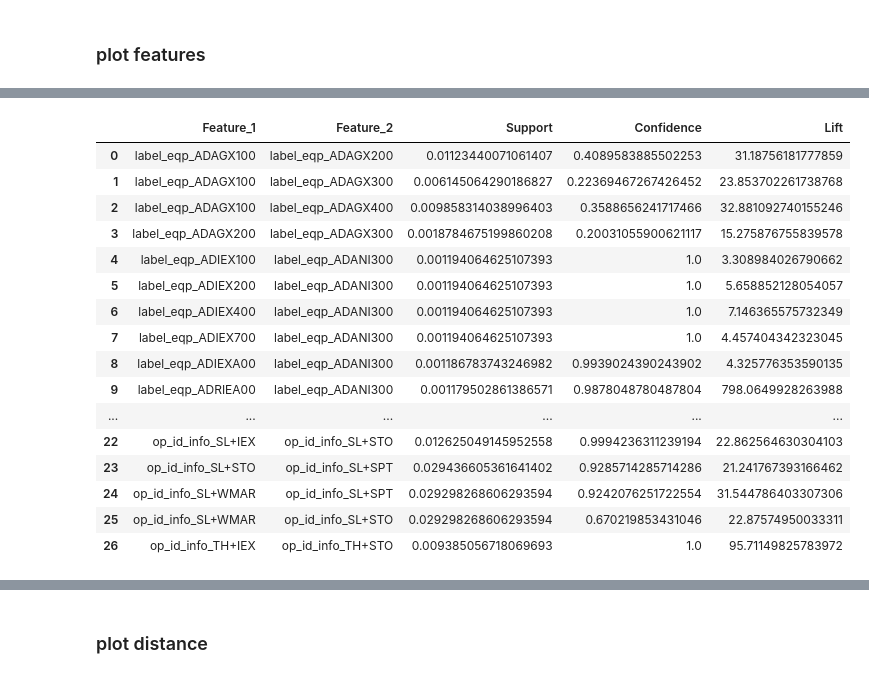
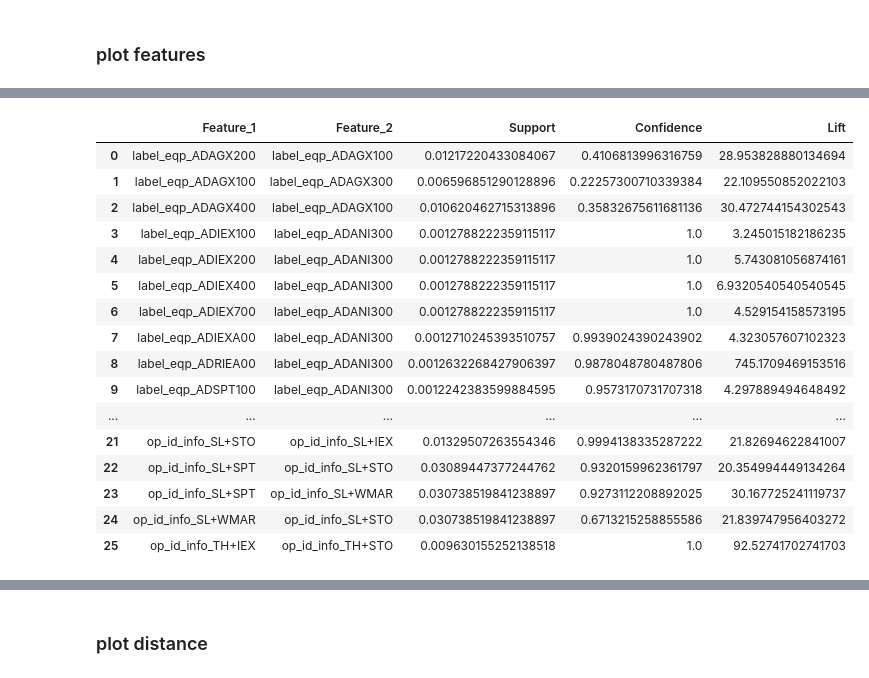
Before and after one commit to ruibone/AUO_aging_test, a Jupyter notebook: AUO aging test/AUO_aging/1_1_Dataset_Construction.ipynb, the cells around one changed output, grey strips where cells are left out. Cells and saved outputs as stored; diff of their text form; code cells hidden in the pictures.

```diff
--- a/AUO aging test/AUO_aging/1_1_Dataset_Construction.ipynb
+++ b/AUO aging test/AUO_aging/1_1_Dataset_Construction.ipynb
@@ -809,0 +800,6 @@ Dimension of unique id in runhist_array_test: (43243, 164)
+# %%
+##### only keep the equipment & operation id info exist in training data #####
+train_array = dataset_index(array_m8_m1, array_repair, cell_repair, cell_test, risk_db, module)
+test_array = feature_filter(array_m8_m1, new_dset)
+
+all_runhist = pd.concat([train_array, test_array], axis = 0).reset_index(drop = True)
@@ -842,6 +847,0 @@ test_m67_dset = dataset_index(array_m6_m7, array_repair_m67, cell_repair_m67, ce
-# %%
-##### only keep the equipment & operation id info exist in training data #####
-train_array = dataset_index(array_m8_m1, array_repair, cell_repair, cell_test, risk_db, module)
-test_array = feature_filter(array_m8_m1, hybrid_dset)
-
-all_runhist = pd.concat([train_array, test_array], axis = 0).reset_index(drop = True)
@@ -956,9 +944,11 @@ counts of rework: 19
 # %%
 ##### apriori between equipments & reworks #####
 # select features
-allcols = all_runhist.columns[1:-1]
+target_data = all_runhist
+
+allcols = target_data.columns[1:-1]
 eqp_list, op_list, rework_list = count_rework(allcols)
-apriori_data = all_runhist[eqp_list + rework_list]
+apriori_data = target_data[eqp_list + rework_list]
 
 # convert to boolean datatype
 data_dim = apriori_data.shape
@@ -975,43 +965,42 @@ counts of operation: 35
 counts of rework: 19
 # %%
 ##### apriori between equipments & reworks #####
-association_rules = apriori(te_data, min_support = 0.001, min_confidence = 0.2, min_lift = 3,
-                            max_length = 2)
+association_rules = apriori(te_data, min_support = 0.001, min_confidence = 0.2, min_lift = 3, max_length = 2)
 association_results = list(association_rules)
 
 asso_dict = {}
 asso_frame = pd.DataFrame()
 for item in association_results:
     pair = item[0]
     items = [x for x in pair]
     asso_dict['Feature_1'] = items[0]
     asso_dict['Feature_2'] = items[1]
 #     if len(items) > 2 :
 #         asso_dict['Feature_3'] = items[2]
     asso_dict['Support'] = str(item[1])
     asso_dict['Confidence'] = str(item[2][0][2])
     asso_dict['Lift'] = str(item[2][0][3])
     asso_series = pd.Series(asso_dict)
     asso_frame = pd.concat([asso_frame, asso_series], axis = 1)
 asso_frame = asso_frame.T.reset_index(drop = True)
 asso_frame
 # %% [output]
 |  | Feature_1 | Feature_2 | Support | Confidence | Lift |
-| 0 | label_eqp_ADAGX100 | label_eqp_ADAGX200 | 0.01123440071061407 | 0.4089583885502253 | 31.18756181777859 |
-| 1 | label_eqp_ADAGX100 | label_eqp_ADAGX300 | 0.006145064290186827 | 0.22369467267426452 | 23.853702261738768 |
-| 2 | label_eqp_ADAGX100 | label_eqp_ADAGX400 | 0.009858314038996403 | 0.3588656241717466 | 32.881092740155246 |
-| 3 | label_eqp_ADAGX200 | label_eqp_ADAGX300 | 0.0018784675199860208 | 0.20031055900621117 | 15.275876755839578 |
-| 4 | label_eqp_ADIEX100 | label_eqp_ADANI300 | 0.001194064625107393 | 1.0 | 3.308984026790662 |
-| 5 | label_eqp_ADIEX200 | label_eqp_ADANI300 | 0.001194064625107393 | 1.0 | 5.658852128054057 |
-| 6 | label_eqp_ADIEX400 | label_eqp_ADANI300 | 0.001194064625107393 | 1.0 | 7.146365575732349 |
-| 7 | label_eqp_ADIEX700 | label_eqp_ADANI300 | 0.001194064625107393 | 1.0 | 4.457404342323045 |
-| 8 | label_eqp_ADIEXA00 | label_eqp_ADANI300 | 0.001186783743246982 | 0.9939024390243902 | 4.325776353590135 |
-| 9 | label_eqp_ADRIEA00 | label_eqp_ADANI300 | 0.001179502861386571 | 0.9878048780487804 | 798.0649928263988 |
+| 0 | label_eqp_ADAGX200 | label_eqp_ADAGX100 | 0.01217220433084067 | 0.4106813996316759 | 28.953828880134694 |
+| 1 | label_eqp_ADAGX100 | label_eqp_ADAGX300 | 0.006596851290128896 | 0.22257300710339384 | 22.109550852022103 |
+| 2 | label_eqp_ADAGX400 | label_eqp_ADAGX100 | 0.010620462715313896 | 0.35832675611681136 | 30.472744154302543 |
+| 3 | label_eqp_ADIEX100 | label_eqp_ADANI300 | 0.0012788222359115117 | 1.0 | 3.245015182186235 |
+| 4 | label_eqp_ADIEX200 | label_eqp_ADANI300 | 0.0012788222359115117 | 1.0 | 5.743081056874161 |
+| 5 | label_eqp_ADIEX400 | label_eqp_ADANI300 | 0.0012788222359115117 | 1.0 | 6.9320540540540545 |
+| 6 | label_eqp_ADIEX700 | label_eqp_ADANI300 | 0.0012788222359115117 | 1.0 | 4.529154158573195 |
+| 7 | label_eqp_ADIEXA00 | label_eqp_ADANI300 | 0.0012710245393510757 | 0.9939024390243902 | 4.323057607102323 |
+| 8 | label_eqp_ADRIEA00 | label_eqp_ADANI300 | 0.0012632268427906397 | 0.9878048780487806 | 745.1709469153516 |
+| 9 | label_eqp_ADSPT100 | label_eqp_ADANI300 | 0.0012242383599884595 | 0.9573170731707318 | 4.297889494648492 |
 | ... | ... | ... | ... | ... | ... |
-| 22 | op_id_info_SL+IEX | op_id_info_SL+STO | 0.012625049145952558 | 0.9994236311239194 | 22.862564630304103 |
-| 23 | op_id_info_SL+STO | op_id_info_SL+SPT | 0.029436605361641402 | 0.9285714285714286 | 21.241767393166462 |
-| 24 | op_id_info_SL+WMAR | op_id_info_SL+SPT | 0.029298268606293594 | 0.9242076251722554 | 31.544786403307306 |
-| 25 | op_id_info_SL+WMAR | op_id_info_SL+STO | 0.029298268606293594 | 0.670219853431046 | 22.87574950033311 |
-| 26 | op_id_info_TH+IEX | op_id_info_TH+STO | 0.009385056718069693 | 1.0 | 95.71149825783972 |
+| 21 | op_id_info_SL+STO | op_id_info_SL+IEX | 0.01329507263554346 | 0.9994138335287222 | 21.82694622841007 |
+| 22 | op_id_info_SL+SPT | op_id_info_SL+STO | 0.03089447377244762 | 0.9320159962361797 | 20.354994449134264 |
+| 23 | op_id_info_SL+SPT | op_id_info_SL+WMAR | 0.030738519841238897 | 0.9273112208892025 | 30.167725241119737 |
+| 24 | op_id_info_SL+WMAR | op_id_info_SL+STO | 0.030738519841238897 | 0.6713215258855586 | 21.839747956403272 |
+| 25 | op_id_info_TH+IEX | op_id_info_TH+STO | 0.009630155252138518 | 1.0 | 92.52741702741703 |
 # %%
 ##### for machine without chamber number (m8-m3) #####
```
Also changed, not shown: parts of 14 cells of this notebook, 8 other files.
